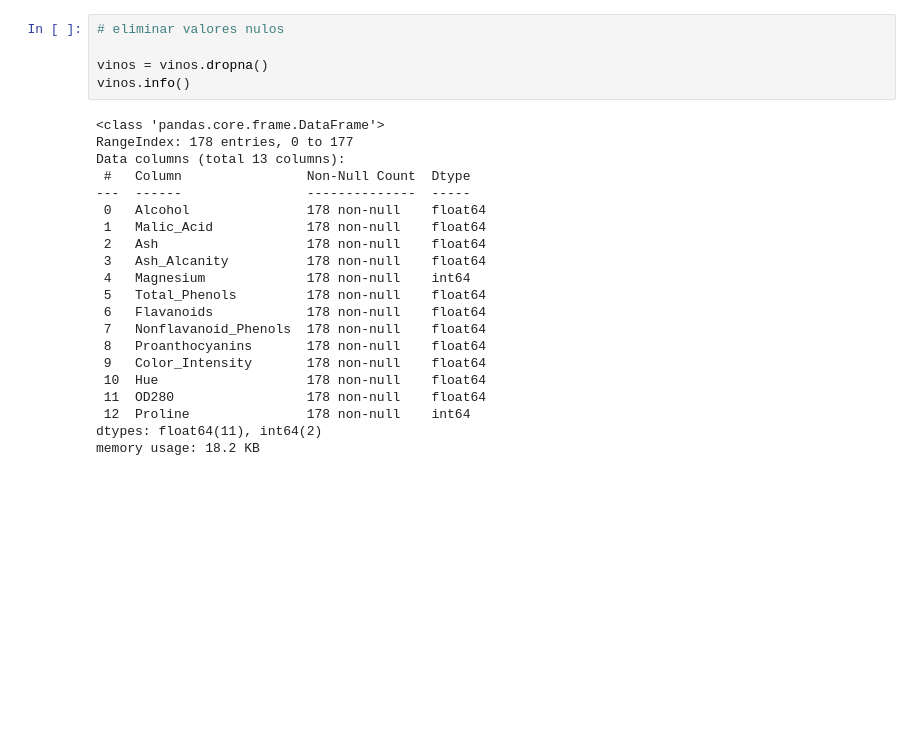
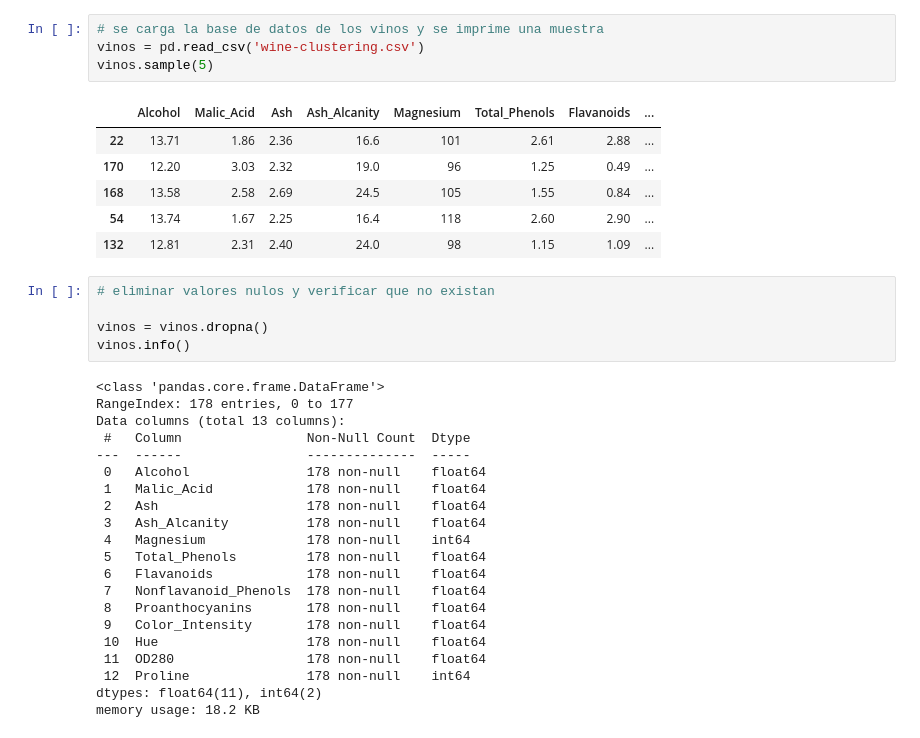
Before and after one commit to Benmaza/Benmaza, a Jupyter notebook: EBAC/Tareas/TareaM30-CD-RubenMaza.ipynb, the cells around one changed output. Cells and saved outputs as stored; diff of their text form; blank space fills up the shorter version.

```diff
--- a/EBAC/Tareas/TareaM30-CD-RubenMaza.ipynb
+++ b/EBAC/Tareas/TareaM30-CD-RubenMaza.ipynb
@@ -21,5 +15,16 @@ vinos
+# %%
+# se carga la base de datos de los vinos y se imprime una muestra
+vinos = pd.read_csv('wine-clustering.csv')
+vinos.sample(5)
+# %% [output]
+|  | Alcohol | Malic_Acid | Ash | Ash_Alcanity | Magnesium | Total_Phenols | Flavanoids | ... |
+| 22 | 13.71 | 1.86 | 2.36 | 16.6 | 101 | 2.61 | 2.88 | ... |
+| 170 | 12.20 | 3.03 | 2.32 | 19.0 | 96 | 1.25 | 0.49 | ... |
+| 168 | 13.58 | 2.58 | 2.69 | 24.5 | 105 | 1.55 | 0.84 | ... |
+| 54 | 13.74 | 1.67 | 2.25 | 16.4 | 118 | 2.60 | 2.90 | ... |
+| 132 | 12.81 | 2.31 | 2.40 | 24.0 | 98 | 1.15 | 1.09 | ... |
 # %%
-# eliminar valores nulos
+# eliminar valores nulos y verificar que no existan
 
 vinos = vinos.dropna()
 vinos.info()
```
Also changed, not shown: parts of 13 cells of this notebook, 58 other files.
